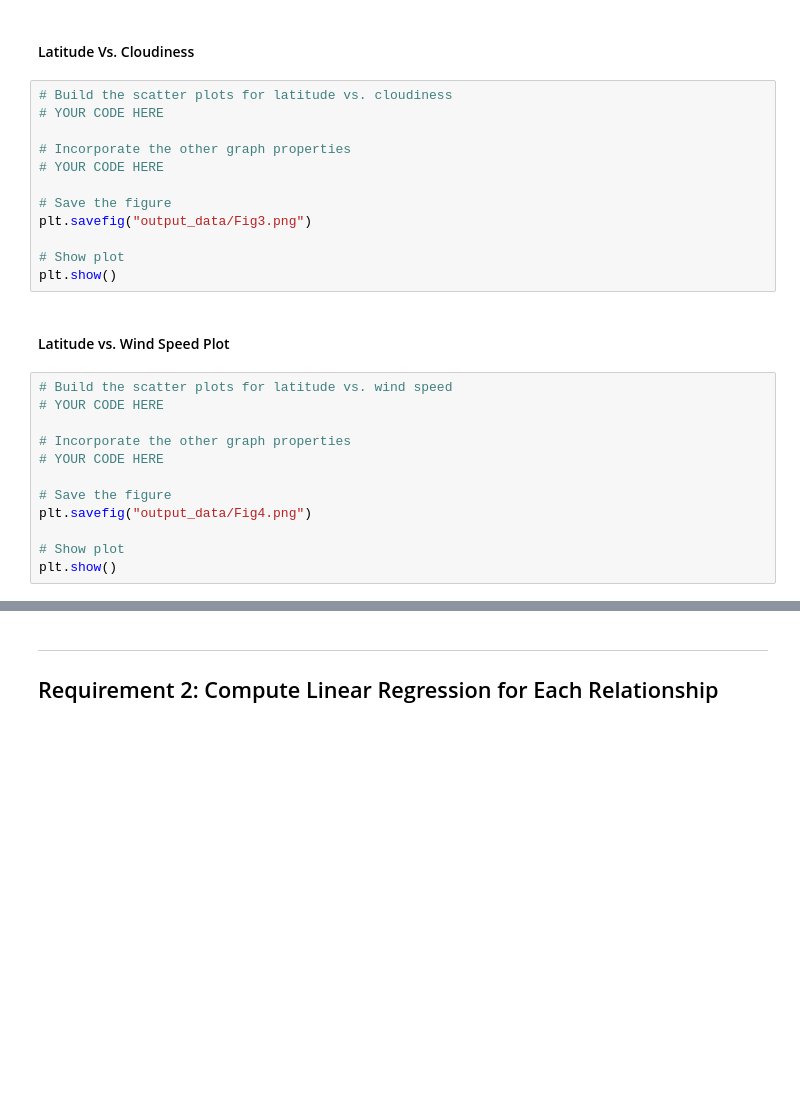
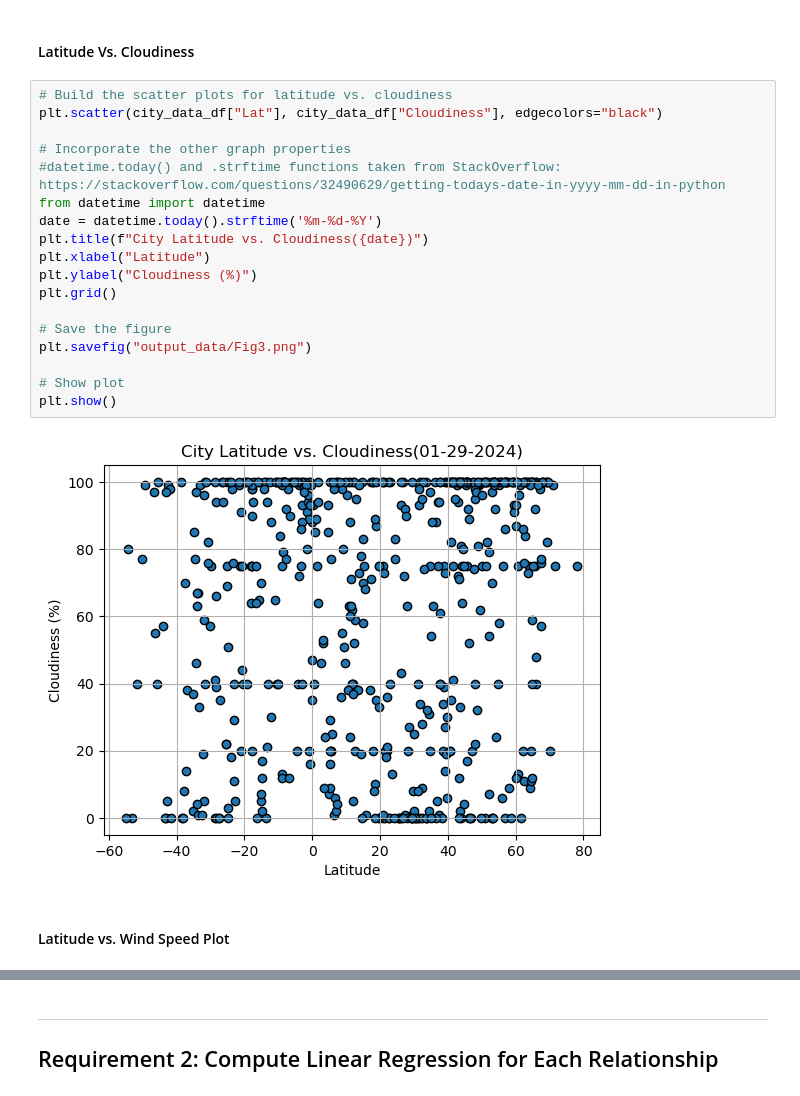
Before and after one commit to meltonme/python_api_challenge, a Jupyter notebook: WeatherPy/WeatherPy.ipynb, the cells around one changed output, grey strips where cells are left out. Cells and saved outputs as stored; diff of their text form; blank space fills up the shorter version.

```diff
--- a/WeatherPy/WeatherPy.ipynb
+++ b/WeatherPy/WeatherPy.ipynb
@@ -175,27 +233,23 @@ plt.show()
 #### Latitude Vs. Cloudiness
 # %%
 # Build the scatter plots for latitude vs. cloudiness
-# YOUR CODE HERE
+plt.scatter(city_data_df["Lat"], city_data_df["Cloudiness"], edgecolors="black")
 
 # Incorporate the other graph properties
-# YOUR CODE HERE
+#datetime.today() and .strftime functions taken from StackOverflow: https://stackoverflow.com/questions/32490629/getting-todays-date-in-yyyy-mm-dd-in-python
+from datetime import datetime
+date = datetime.today().strftime('%m-%d-%Y')
+plt.title(f"City Latitude vs. Cloudiness({date})")
+plt.xlabel("Latitude")
+plt.ylabel("Cloudiness (%)")
+plt.grid()
 
 # Save the figure
 plt.savefig("output_data/Fig3.png")
 
 # Show plot
 plt.show()
+# %% [output]
+[figure, added]
 # %% [markdown]
 #### Latitude vs. Wind Speed Plot
-# %%
-# Build the scatter plots for latitude vs. wind speed
-# YOUR CODE HERE
-
-# Incorporate the other graph properties
-# YOUR CODE HERE
-
-# Save the figure
-plt.savefig("output_data/Fig4.png")
-
-# Show plot
-plt.show()
```
Also changed, not shown: parts of 30 cells of this notebook, 5 other files.
